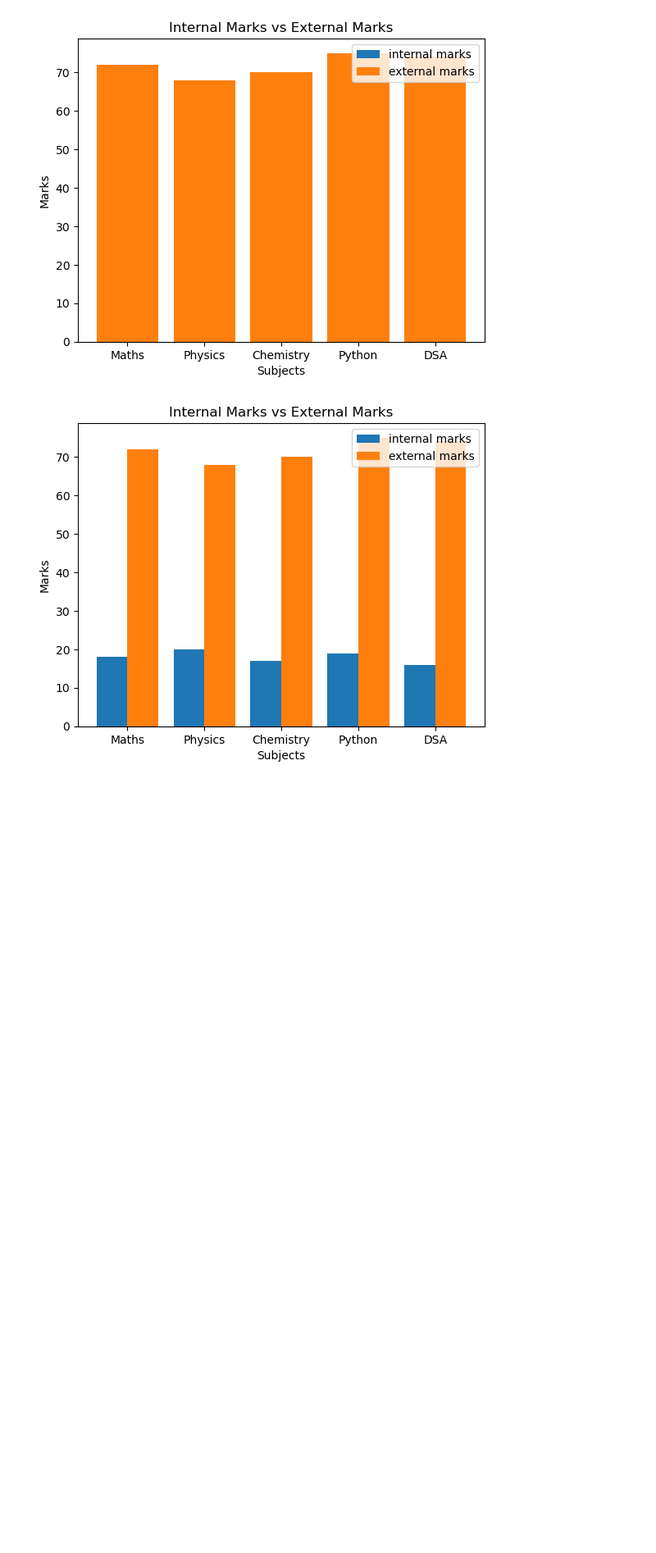
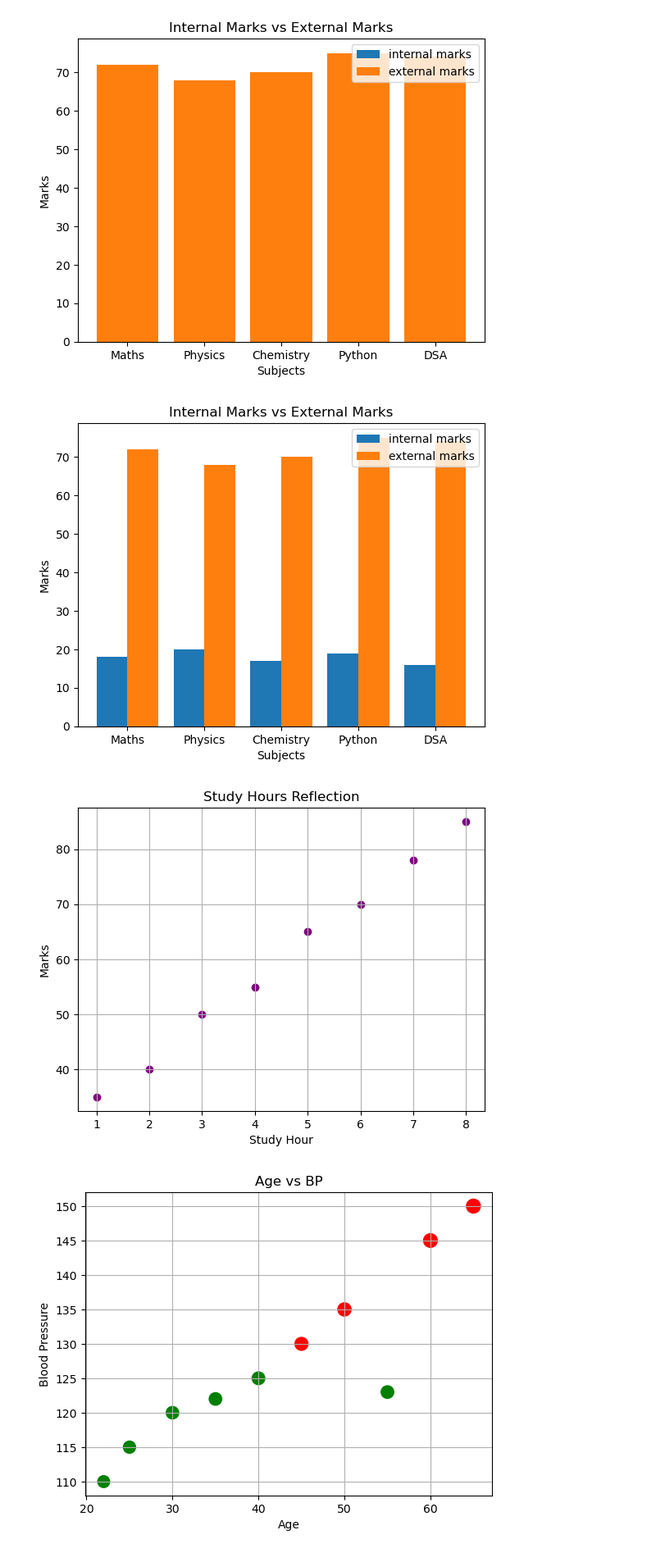
Before and after one commit to Daisyjosh/ai-ml-learning, a Jupyter notebook: Python Libraries/Matplotlib/Untitled.ipynb, the cells around one changed output. Shown at 82% size. Cells and saved outputs as stored; diff of their text form; code cells hidden in the pictures; blank space fills up the shorter version.

Commit message:
Add matplotlib.ipynb

```diff
--- a/Python Libraries/Matplotlib/Untitled.ipynb
+++ b/Python Libraries/Matplotlib/Untitled.ipynb
@@ -202,3 +202,38 @@ plt.show()
 [figure]
 [figure]
 [figure]
+# %%
+# Scatter plots
+# A scatter plot shows the relationship between two variables by plotting points on a 2D plane.
+study_hours = [1, 2, 3, 4, 5, 6, 7, 8]
+marks =       [35, 40, 50, 55, 65, 70, 78, 85]
+plt.scatter(study_hours,marks,color="purple")
+plt.title("Study Hours Reflection")
+plt.xlabel("Study Hour")
+plt.ylabel("Marks")
+plt.grid()
+plt.show()
+
+# customization in scatter plots
+
+people = ["Person A","Person B","Person C","Person D","Person E","Person F","Person G","Person H","Person I","Person J"]
+age = [22,25,30,35,40,45,50,55,60,65]
+bp = [110,115,120,122,125,130,135,123,145,150]
+sizes = bp
+colors = ["green" if x < 130 else "red" for x in bp]
+plt.scatter(age,bp,color=colors,s=sizes,marker="o",alpha=1) # size -> s, alpha -> managing the opacity 1 is default.
+plt.title("Age vs BP")
+plt.xlabel("Age")
+plt.ylabel("Blood Pressure")
+plt.grid()
+plt.show()
+
+# some more customizations
+# using color map, default color maps available in matplotlib library.
+plt.scatter(age,bp,cmap="OrRd",s=sizes,c=bp) # OrangeRed
+plt.colorbar(label="bp")
+plt.grid()
+plt.show()
+# %% [output]
+[figure, added]
+[figure, added]
```
Also changed, not shown: parts of 12 cells of this notebook.
